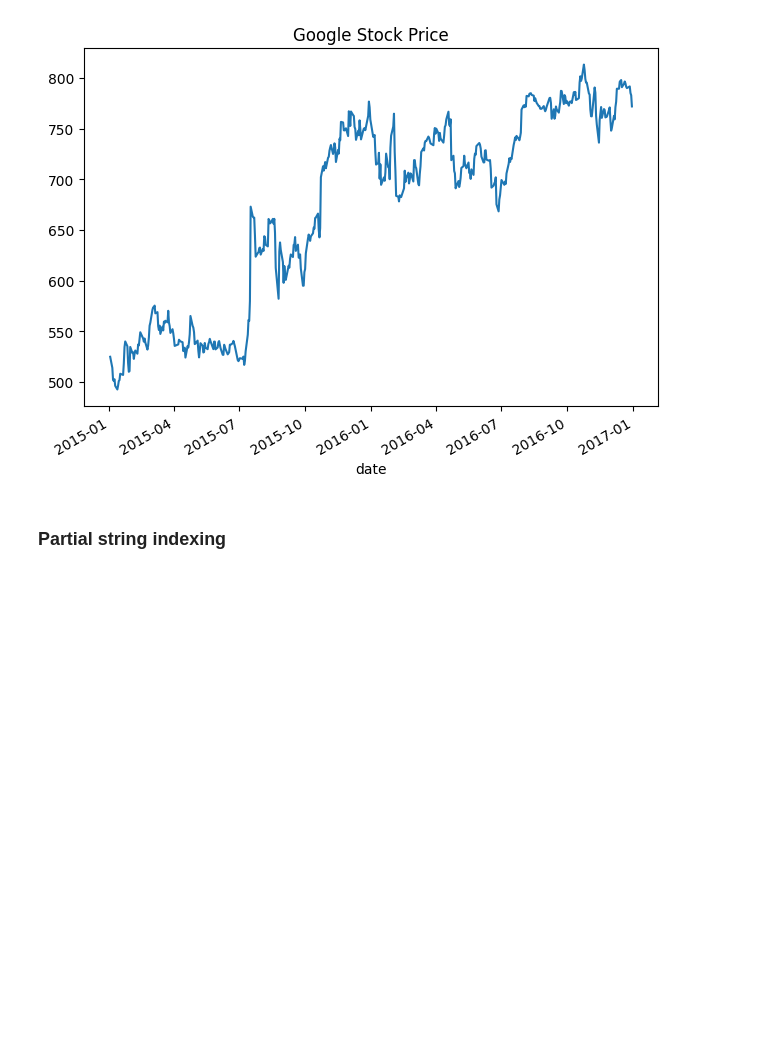
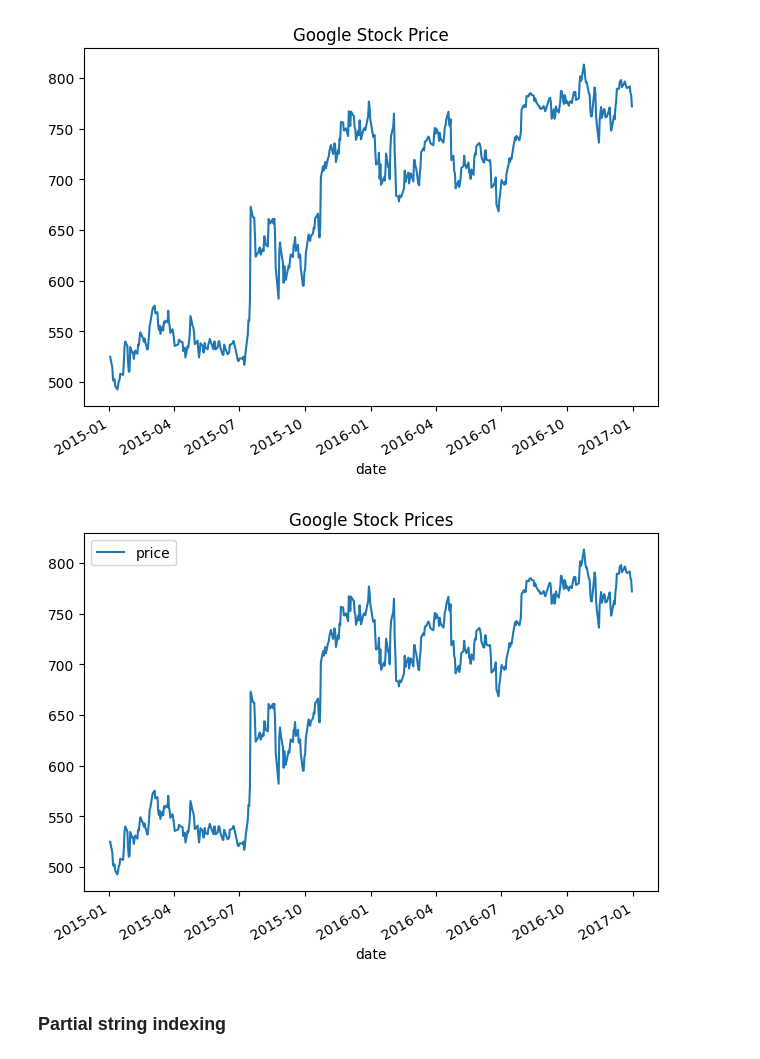
Before and after one commit to PaulToronto/DataCamp_TimeSeries, a Jupyter notebook: 01_Working_with_Time_Series_in_Pandas.ipynb, the cells around one changed output. Drawn from its saved outputs; the diff is of its cells as text; code cells hidden in the pictures; blank space fills up the shorter version.

```diff
--- a/01_Working_with_Time_Series_in_Pandas.ipynb
+++ b/01_Working_with_Time_Series_in_Pandas.ipynb
@@ -196,5 +245,11 @@ plt.tight_layout()
 plt.show()
 # %% [output]
 [figure]
+# %%
+google.plot(title='Google Stock Prices')
+plt.tight_layout()
+plt.show()
+# %% [output]
+[figure, added]
 # %% [markdown]
 ### Partial string indexing
```
Also changed, not shown: parts of 28 cells of this notebook.
